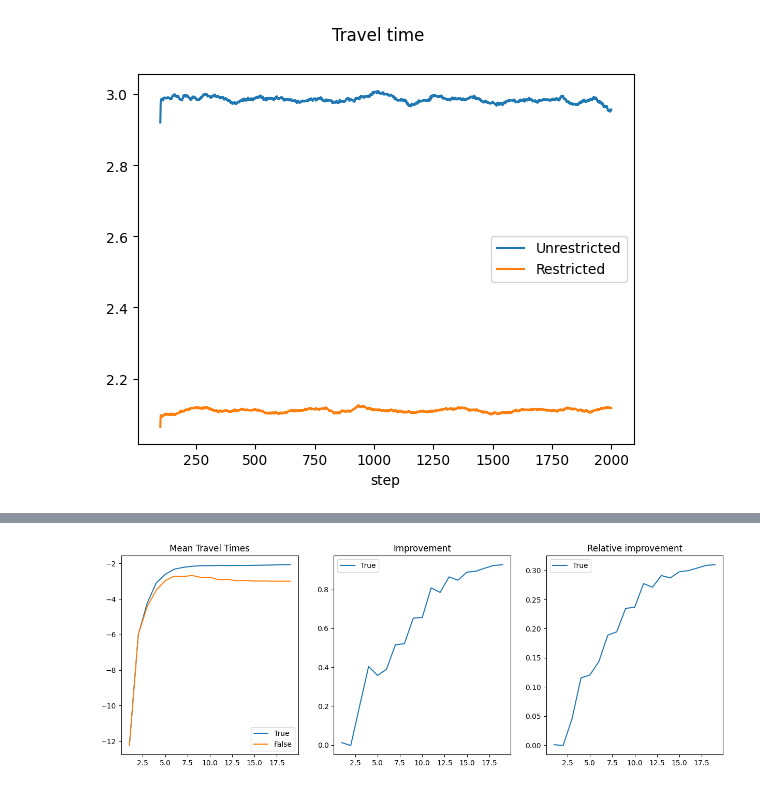
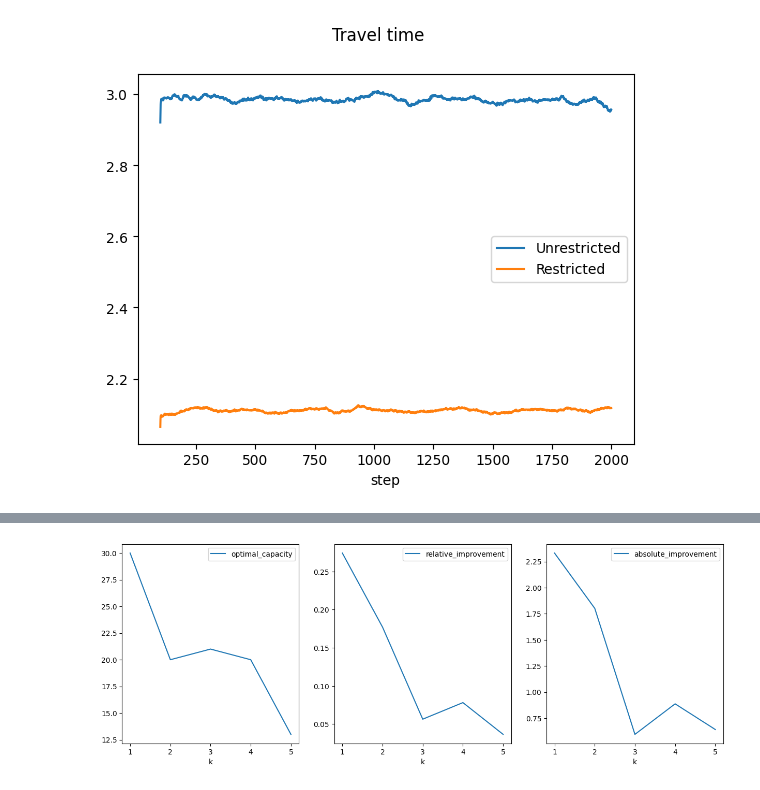
Before and after one commit to michoest/aamas-2024, a Jupyter notebook: src/traffic/v3/generalized_braess.ipynb, the cells around one changed output, grey strips where cells are left out. Cells and saved outputs as stored; diff of their text form; code cells hidden in the pictures.

Commit message:
Create/improve and run Braess experiments

```diff
--- a/src/traffic/v3/generalized_braess.ipynb
+++ b/src/traffic/v3/generalized_braess.ipynb
@@ -75,4 +48,2 @@ def plot_results(car_stats, *, title):
 # %% [markdown]
 ## Sanity check: Show generalized Braess graph
-# %%
-network = create_generalized_braess_graph(1)
@@ -155,0 +267,6 @@ Text(0.5, 0.98, 'Travel time')
+# %%
+k = 1
+number_of_steps = 1_000
+car_counts = {('s', 't'): 30}
+capacity = 13
+values_of_money = [0.0, 0.5, 1.0, 2.0, 5.0]
@@ -155,0 +287,12 @@ Text(0.5, 0.98, 'Travel time')
+# %%
+network = create_generalized_braess_network(k, capacity=capacity)
+cars = create_cars(network, car_counts=car_counts)
+
+# Assign different value_of_money to cars
+change_value_of_money(cars, values_of_money)
+
+# Run tolling
+model = TrafficModel(network, cars, tolls=True, beta=1, R=0.5)
+step_stats, car_stats = model.run_sequentially(number_of_steps, show_progress=False)
+print(f'Mean travel time with tolling: {(-car_stats["travel_time"]).mean()}')
+print(f'Mean total cost with tolling: {(-car_stats["total_cost"]).mean()}')
@@ -158,43 +379,42 @@ Text(0.5, 0.98, 'Travel time')
 # %%
-k = 2
 number_of_steps = 1_000
 car_counts = {('s', 't'): 30}
 
-capacities = list(range(1, 20))
+ks = range(1, 6)
+results = []
+for k in tqdm(ks):
+    capacities = range(1, 31)
+    mean_travel_times = []
+    for capacity in tqdm(capacities):
+        for restricted in [False, True]:
+            network = create_generalized_braess_network(k, capacity=capacity)
+            model = TrafficModel(network, create_cars(network, car_counts=car_counts))
 
-mean_travel_times = []
-for capacity in tqdm(capacities):
-    mean_travel_times.append({})
-    for restricted in [True, False]:
-        network = create_generalized_braess_graph(k, capacity=capacity)
-        model = TrafficModel(network, create_cars(network, car_counts=car_counts))
+            if restricted:
+                # Close all edges of type A
+                for i in range(1, k + 1):
+                    model.set_edge_restriction((f'v{i}', f'w{i}'), False)
 
-        if restricted:
-            # Close all edges of type A
-            for i in range(1, k + 1):
-                model.set_edge_restriction((f'v{i}', f'w{i}'), False)
+            step_stats, car_stats = model.run_sequentially(number_of_steps, show_progress=False)
 
-        step_stats, car_stats = model.run_sequentially(number_of_steps, show_progress=False)
+            mean_travel_times.append({'capacity': capacity, 'restricted': restricted, 'travel_time': (-car_stats["travel_time"]).mean()})
 
-        mean_travel_times[-1][restricted] = (-car_stats["travel_time"]).mean()
+    mean_travel_times = pd.DataFrame(mean_travel_times).set_index(["capacity", "restricted"]).unstack(level=1)['travel_time']
+    improvement = mean_travel_times[True] - mean_travel_times[False]
+    relative_improvement = improvement.div(mean_travel_times[False].abs(), axis=0)
+
+    results.append({'k': k, 'optimal_capacity': relative_improvement.idxmax(), 'absolute_improvement': improvement.max(), 'relative_improvement': relative_improvement.max()})
+
+results = pd.DataFrame(results).set_index('k')
 
 _, (ax1, ax2, ax3) = plt.subplots(1, 3, figsize=(15, 5))
 
-mean_travel_times = pd.DataFrame(mean_travel_times)
+results['optimal_capacity'].plot(ax=ax1)
+ax1.legend()
 
-ax1.plot(capacities, mean_travel_times)
-ax1.legend(mean_travel_times.columns)
-ax1.set_title('Mean Travel Times')
+results['relative_improvement'].plot(ax=ax2)
+ax2.legend()
 
-improvement = mean_travel_times.drop([False], axis=1).sub(mean_travel_times[False], axis=0)
-ax2.plot(capacities, improvement)
-ax2.legend(improvement.columns)
-ax2.set_title('Improvement')
-
-relative_improvement = improvement.div(mean_travel_times[False].abs(), axis=0)
-ax3.plot(capacities, relative_improvement)
-ax3.legend(relative_improvement.columns)
-ax3.set_title('Relative improvement')
-
-print(f'Best improvement found with capacity: {np.argmax(improvement.max(axis=1)) + 2}')
+results['absolute_improvement'].plot(ax=ax3)
+ax3.legend()
 # %% [output]
@@ -202 +422 @@ Best improvement found with capacity: 20
-[figure, old version]
+[figure, new version]
```
Also changed, not shown: parts of 35 cells of this notebook, 9 other files.
